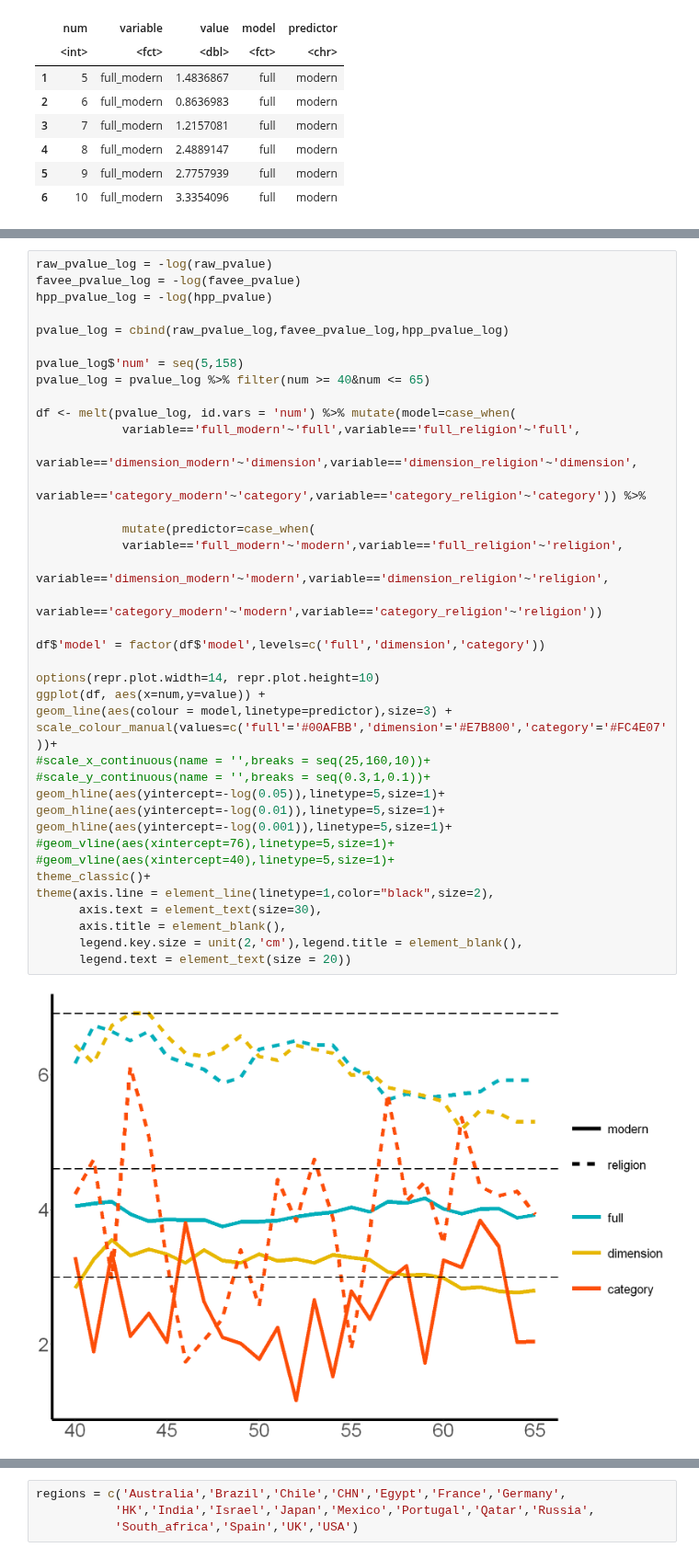
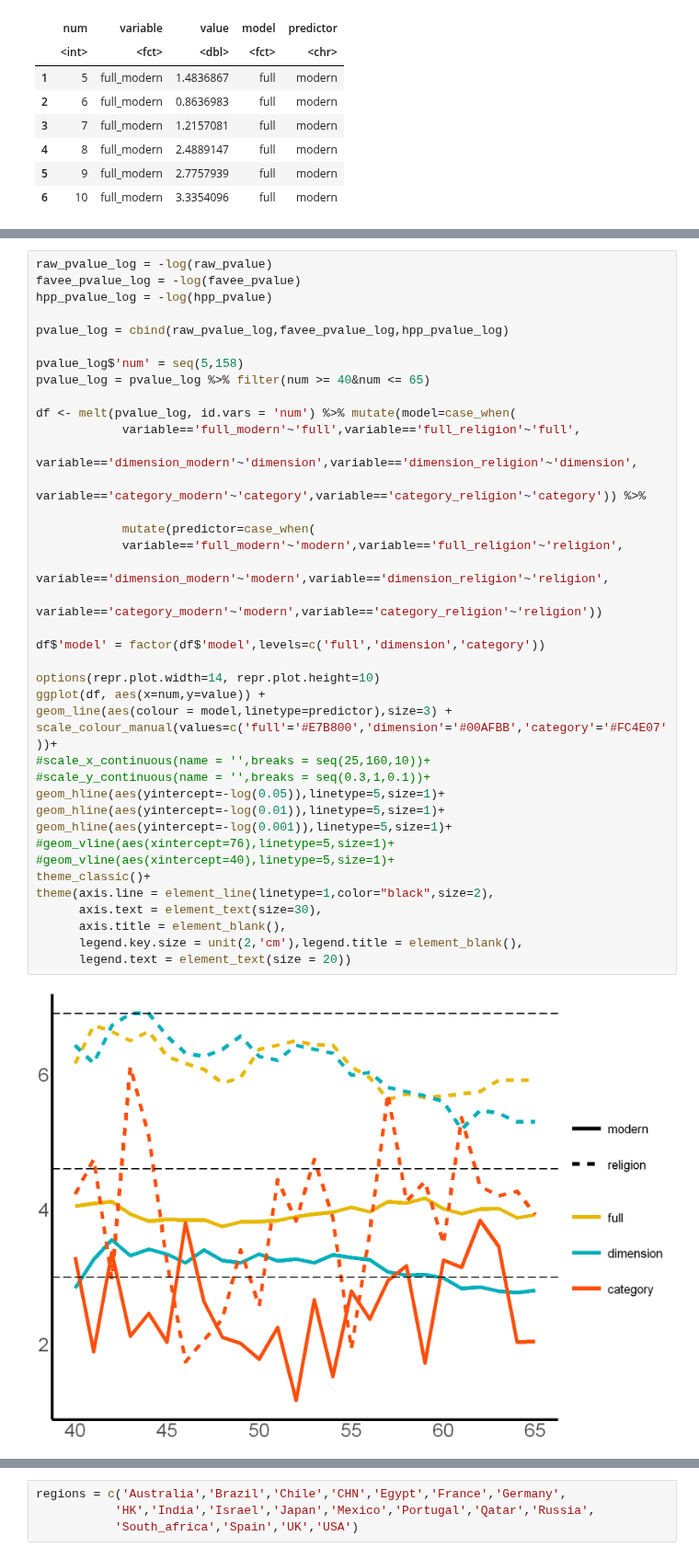
Before and after one commit to BNU-Wang-MSN-Lab/FAVEE-HPP, a Jupyter notebook: Study3/Subset/plot_results.ipynb, the cells around one changed output, grey strips where cells are left out. Shown at 92% size. Saved outputs shown, nothing was run; the diff lists cells and outputs as text.

```diff
--- a/Study3/Subset/plot_results.ipynb
+++ b/Study3/Subset/plot_results.ipynb
@@ -328,34 +318,34 @@ pvalue_log = pvalue_log %>% filter(num >= 40&num <= 65)
 
 df <- melt(pvalue_log, id.vars = 'num') %>% mutate(model=case_when(
             variable=='full_modern'~'full',variable=='full_religion'~'full',
             variable=='dimension_modern'~'dimension',variable=='dimension_religion'~'dimension',
             variable=='category_modern'~'category',variable=='category_religion'~'category')) %>%
 
             mutate(predictor=case_when(
             variable=='full_modern'~'modern',variable=='full_religion'~'religion',
             variable=='dimension_modern'~'modern',variable=='dimension_religion'~'religion',
             variable=='category_modern'~'modern',variable=='category_religion'~'religion'))
 
 df$'model' = factor(df$'model',levels=c('full','dimension','category'))
 
 options(repr.plot.width=14, repr.plot.height=10)
 ggplot(df, aes(x=num,y=value)) +
 geom_line(aes(colour = model,linetype=predictor),size=3) +
-scale_colour_manual(values=c('full'='#00AFBB','dimension'='#E7B800','category'='#FC4E07'))+
+scale_colour_manual(values=c('full'='#E7B800','dimension'='#00AFBB','category'='#FC4E07'))+
 #scale_x_continuous(name = '',breaks = seq(25,160,10))+
 #scale_y_continuous(name = '',breaks = seq(0.3,1,0.1))+
 geom_hline(aes(yintercept=-log(0.05)),linetype=5,size=1)+
 geom_hline(aes(yintercept=-log(0.01)),linetype=5,size=1)+
 geom_hline(aes(yintercept=-log(0.001)),linetype=5,size=1)+
 #geom_vline(aes(xintercept=76),linetype=5,size=1)+
 #geom_vline(aes(xintercept=40),linetype=5,size=1)+
 theme_classic()+
 theme(axis.line = element_line(linetype=1,color="black",size=2),
       axis.text = element_text(size=30),
       axis.title = element_blank(),
       legend.key.size = unit(2,'cm'),legend.title = element_blank(),
       legend.text = element_text(size = 20))
 # %% [output]
-[figure, old version]
+[figure, new version]
 # %% [markdown]
 # each region's model
```
Also changed, not shown: parts of 8 cells of this notebook.
